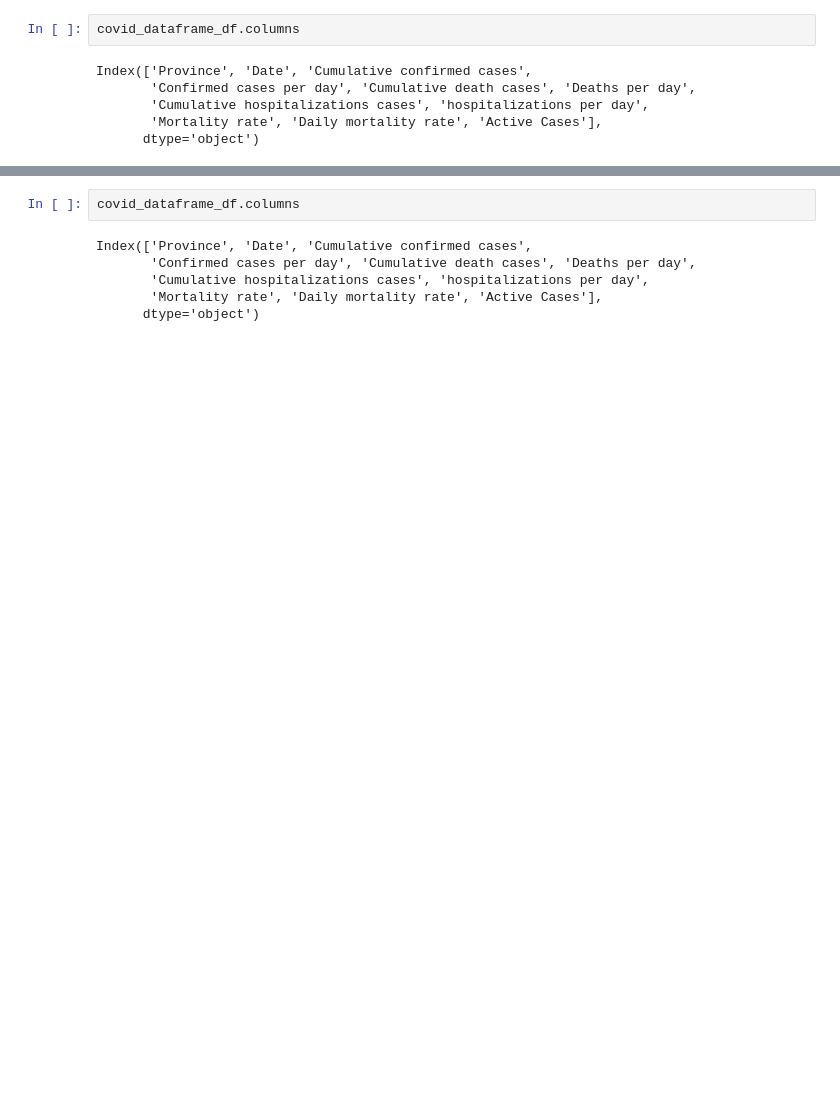
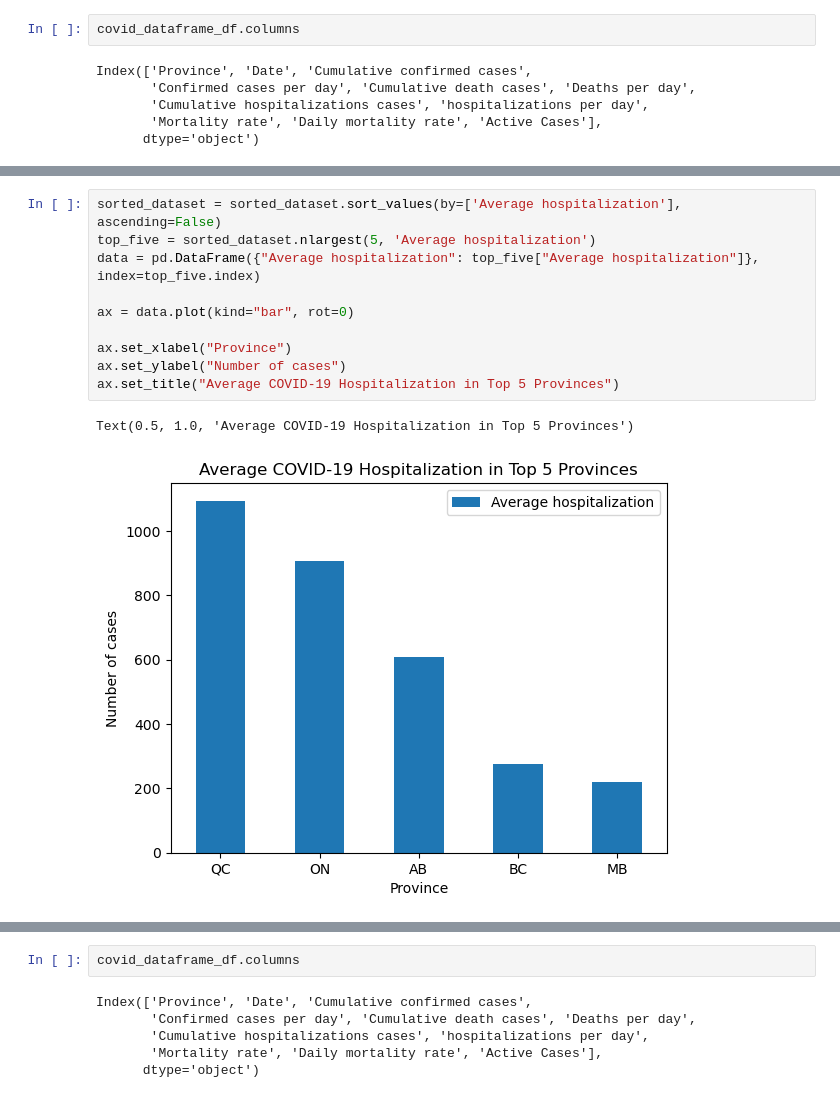
Before and after one commit to svafaeva93/Covid19AnalysisCanada, a Jupyter notebook: Data_visualization_API.ipynb, the cells around one changed output, grey strips where cells are left out. Saved outputs shown, nothing was run; the diff lists cells and outputs as text; blank space fills up the shorter version.

```diff
--- a/Data_visualization_API.ipynb
+++ b/Data_visualization_API.ipynb
@@ -333,0 +354,13 @@ Text(0.5, 1.0, 'COVID-19 cases by province')
+# %%
+sorted_dataset = sorted_dataset.sort_values(by=['Average hospitalization'], ascending=False)
+top_five = sorted_dataset.nlargest(5, 'Average hospitalization')
+data = pd.DataFrame({"Average hospitalization": top_five["Average hospitalization"]}, index=top_five.index)
+
+ax = data.plot(kind="bar", rot=0)
+
+ax.set_xlabel("Province")
+ax.set_ylabel("Number of cases")
+ax.set_title("Average COVID-19 Hospitalization in Top 5 Provinces")
+# %% [output]
+Text(0.5, 1.0, 'Average COVID-19 Hospitalization in Top 5 Provinces')
+[figure, added]
```
Also changed, not shown: parts of 18 cells of this notebook, 2 other files.
